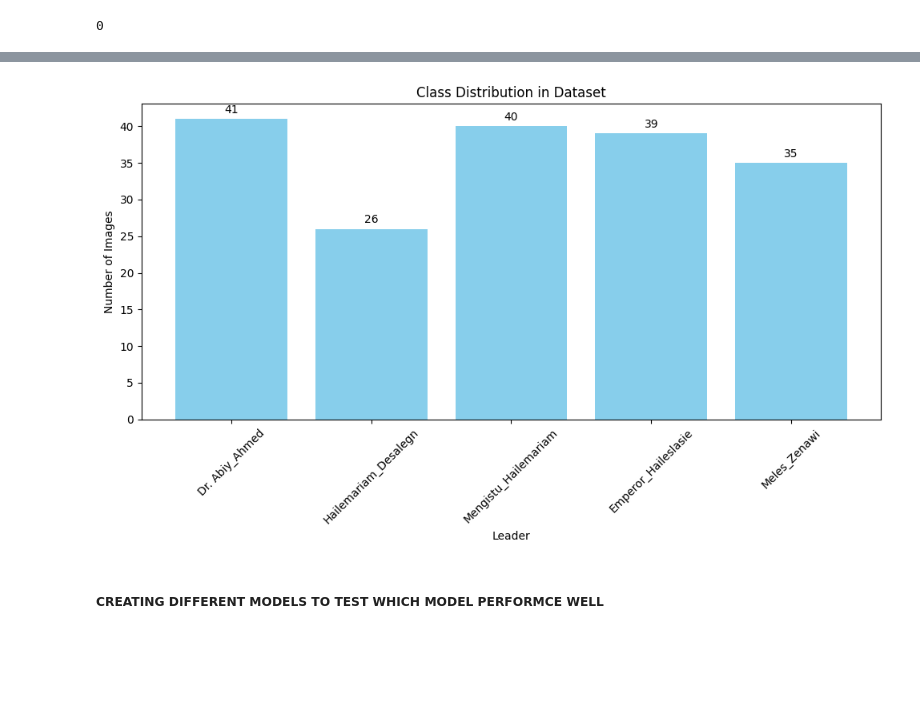
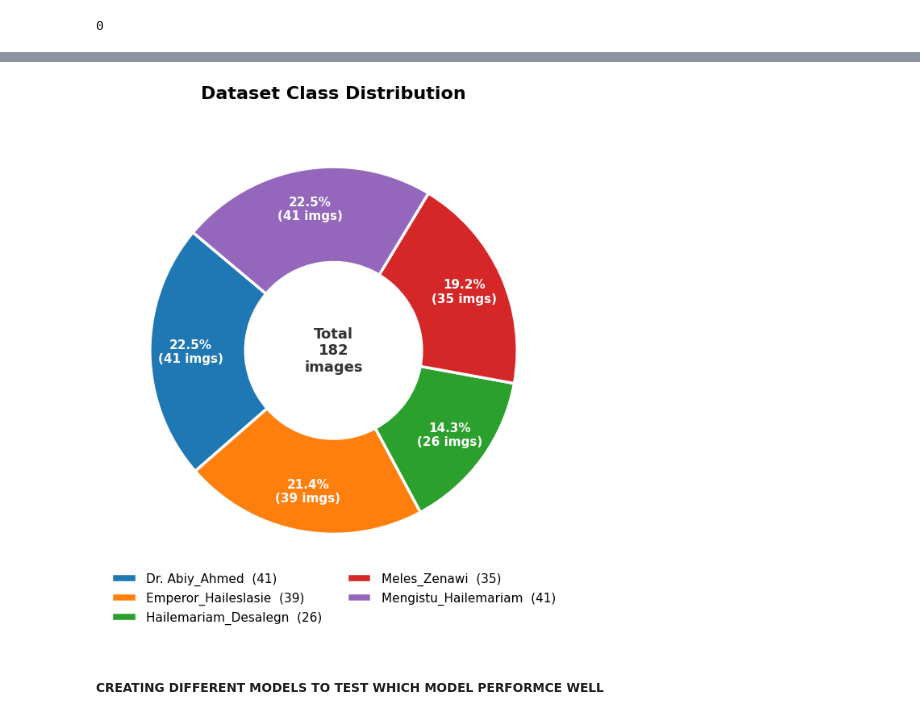
Before and after one commit to muhe-byte/Leaders_Image_Classification_Model, a Jupyter notebook: Cleaning & Modeling.ipynb, the cells around one changed output, grey strips where cells are left out. Drawn from its saved outputs; the diff is of its cells as text; code cells hidden in the pictures; blank space fills up the shorter version.

Commit message:
adding visualization graphs for more interpretability of the model

```diff
--- a/Cleaning & Modeling.ipynb
+++ b/Cleaning & Modeling.ipynb
@@ -347,19 +385,68 @@ Accuracy: 0.8378378378378378
 # %%
-# 1. Class distribution
-plt.figure(figsize=(10, 6))
-class_counts = np.bincount(y)
-class_names = [name for name, idx in sorted(class_dict.items(), key=lambda x: x[1])]
-plt.bar(class_names, class_counts, color='skyblue')
-plt.title('Class Distribution in Dataset')
-plt.xlabel('Leader')
-plt.ylabel('Number of Images')
-plt.xticks(rotation=45)
-for i, v in enumerate(class_counts):
-    plt.text(i, v + 0.5, str(v), ha='center', va='bottom')
+import matplotlib.pyplot as plt
+import numpy as np
+import os
+
+# ── Data ──────────────────────────────────────────────────────────────────────
+class_names = [
+    'Dr. Abiy_Ahmed',
+    'Emperor_Haileslasie',
+    'Hailemariam_Desalegn',
+    'Meles_Zenawi',
+    'Mengistu_Hailemariam'
+]
+
+# Count images from your cropped dataset folder
+counts = [len(os.listdir(f'./dataset/cropped/{leader_name}')) for leader_name in class_names]
+total  = sum(counts)
+
+# ── Colors ────────────────────────────────────────────────────────────────────
+colors = ['#1F77B4', '#FF7F0E', '#2CA02C', '#D62728', '#9467BD']
+
+# ── Draw ──────────────────────────────────────────────────────────────────────
+fig, ax = plt.subplots(figsize=(10, 7))
+
+wedges, texts, autotexts = ax.pie(
+    counts,
+    labels=None,                      # labels go in the legend instead
+    colors=colors,
+    autopct=lambda pct: f'{pct:.1f}%\n({int(round(pct/100 * total))} imgs)',
+    pctdistance=0.78,                 # position of % label inside wedge
+    startangle=140,
+    wedgeprops=dict(width=0.52,       # donut hole size — lower = thicker ring
+                    edgecolor='white',
+                    linewidth=2.5),
+)
+
+# Style the percentage labels inside the wedges
+for autotext in autotexts:
+    autotext.set_fontsize(11)
+    autotext.set_fontweight('bold')
+    autotext.set_color('white')
+
+# ── Center text (total count) ─────────────────────────────────────────────────
+ax.text(0, 0, f'Total\n{total}\nimages',
+        ha='center', va='center',
+        fontsize=13, fontweight='bold', color='#333333')
+
+# ── Legend ────────────────────────────────────────────────────────────────────
+legend_labels = [f'{name}  ({cnt})' for name, cnt in zip(class_names, counts)]
+ax.legend(
+    wedges, legend_labels,
+    loc='lower center',
+    bbox_to_anchor=(0.5, -0.12),
+    ncol=2,
+    fontsize=11,
+    frameon=False
+)
+
+ax.set_title('Dataset Class Distribution', fontsize=16, fontweight='bold', pad=20)
+
 plt.tight_layout()
+plt.savefig('class_distribution_donut.png', dpi=150, bbox_inches='tight')
 plt.show()
 # %% [output]
-[figure, old version]
+[figure, new version]
 # %%
 from sklearn import svm
 from sklearn.ensemble import RandomForestClassifier
```
Also changed, not shown: parts of 39 cells of this notebook, 6 other files.
